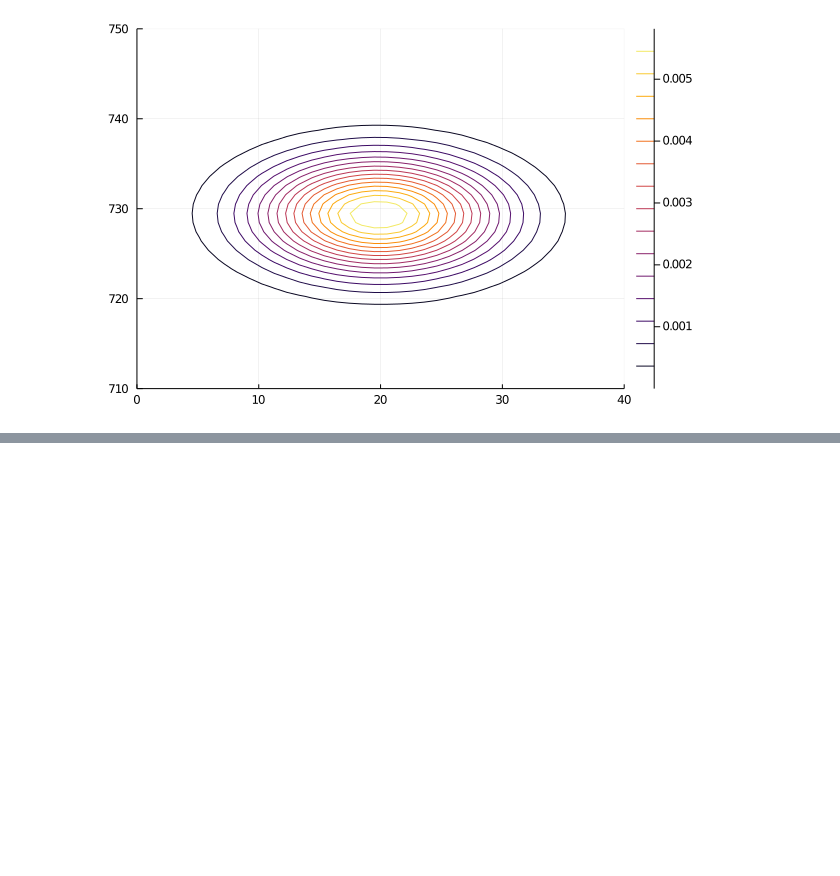
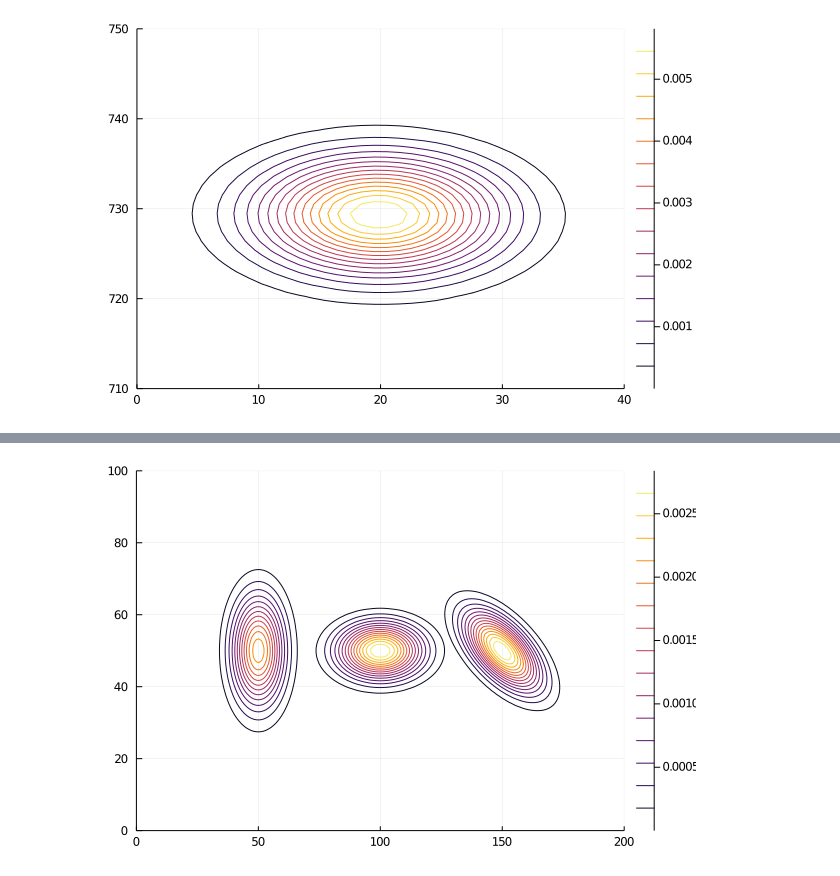
Before and after one commit to soblin/JuliaProbo, a Jupyter notebook: notebook/ch2_multi_gauss.ipynb, the cells around one changed output, grey strips where cells are left out. Saved outputs shown, nothing was run; the diff lists cells and outputs as text; code cells hidden in the pictures; blank space fills up the shorter version.

```diff
--- a/notebook/ch2_multi_gauss.ipynb
+++ b/notebook/ch2_multi_gauss.ipynb
@@ -123,0 +124,22 @@ contour(x, y, Z)
+# %%
+x = collect(range(0.0, 200, length=200))
+y = collect(range(0.0, 100, length=100))
+X = repeat(reshape(x, 1, :), length(y), 1)
+Y = repeat(y, 1, length(x))
+a = MvNormal([50.0, 50.0], [50.0 0.0; 0.0 100.0])
+b = MvNormal([100.0, 50.0], [125.0 0.0; 0.0 25.0])
+c = MvNormal([150.0, 50.0], [100.0 -25.0*sqrt(3.0); -25.0*sqrt(3.0) 50.0])
+
+p = plot()
+for e in (a, b, c)
+    Z = zeros(100, 200)
+    for i in 1:200
+        for j in 1:100
+            Z[j, i] = pdf(e, [X[j, i], Y[j, i]])
+        end
+    end
+    p = contour!(x, y, Z)
+end
+plot(p)
+# %% [output]
+[figure, added]
```
Also changed, not shown: parts of 9 cells of this notebook.
